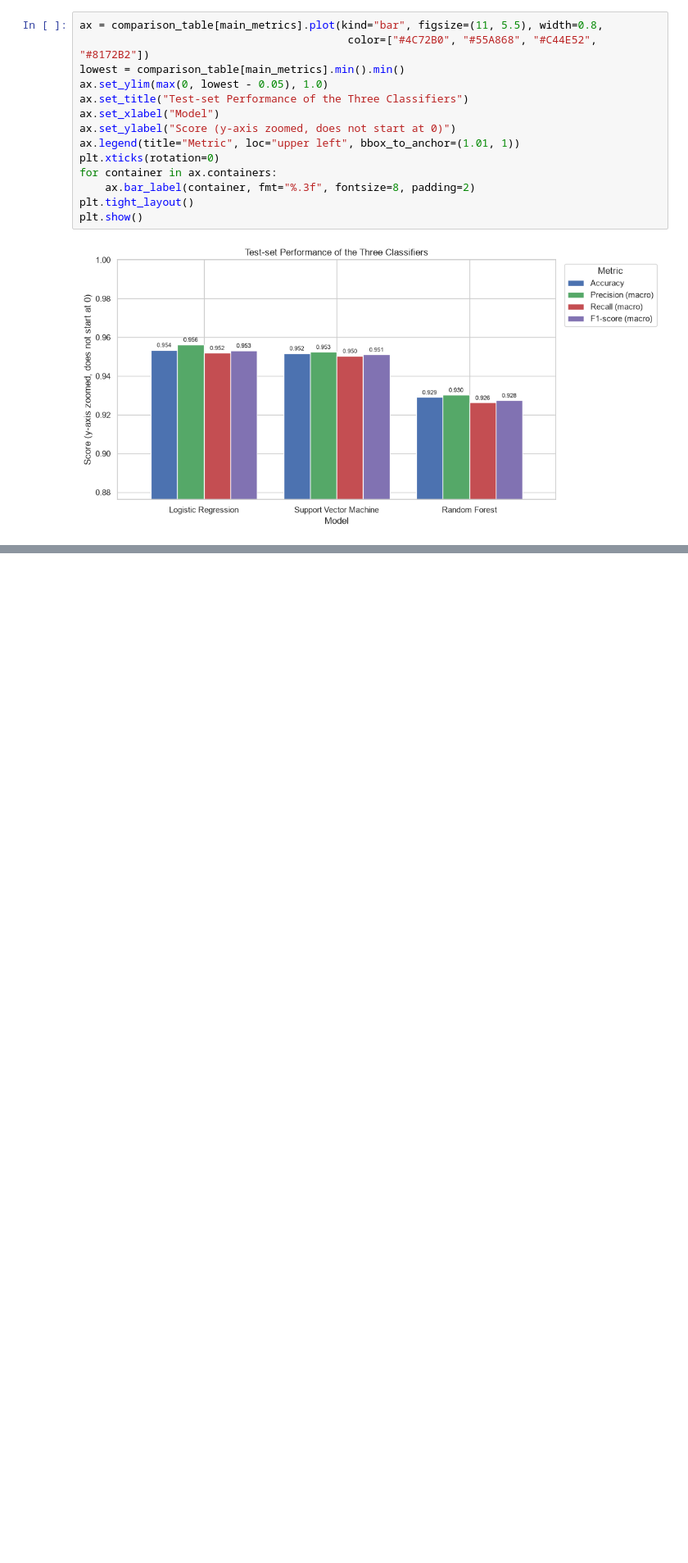
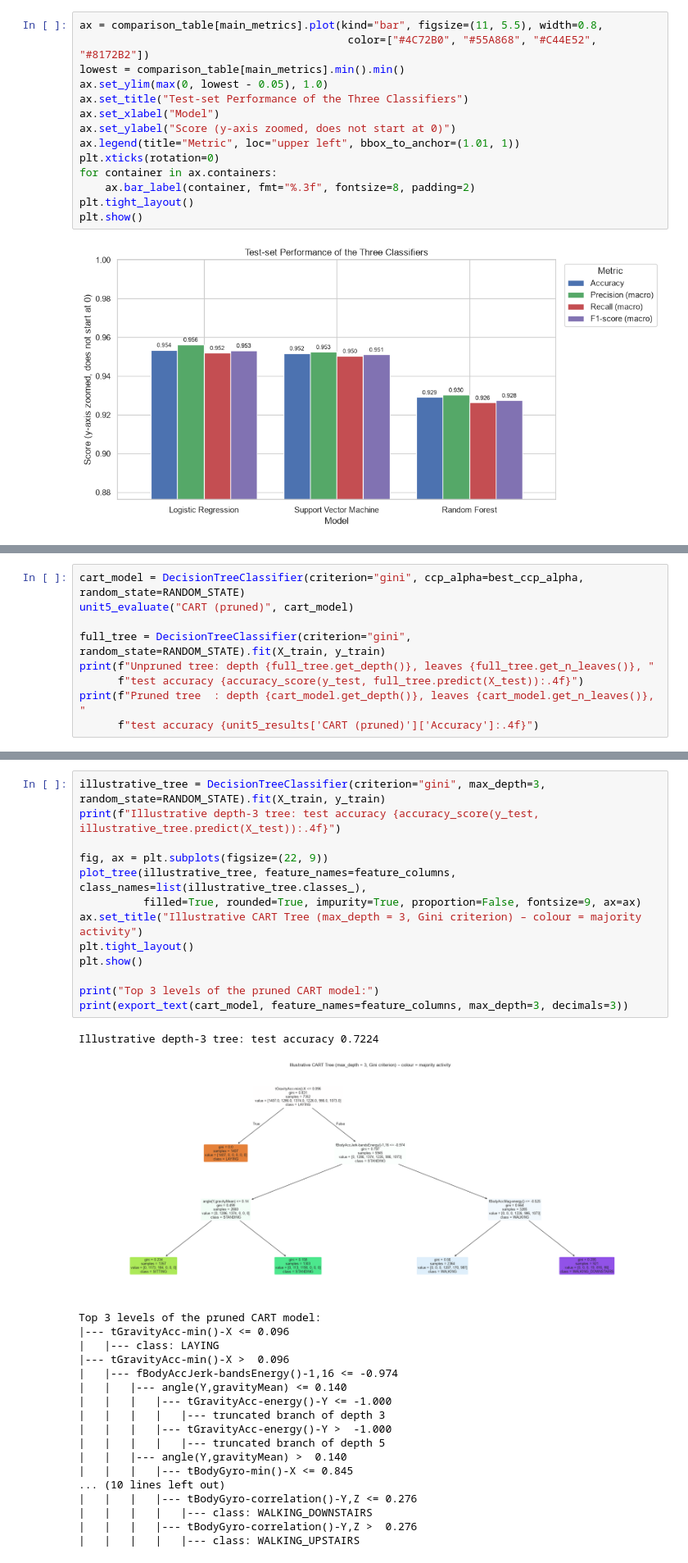
Before and after one commit to Adithya1217/machine_learning_project, a Jupyter notebook: HAR_Classification_Project.ipynb, the cells around one changed output, grey strips where cells are left out. Shown at 82% size. Drawn from its saved outputs; the diff is of its cells as text; blank space fills up the shorter version.

```diff
--- a/HAR_Classification_Project.ipynb
+++ b/HAR_Classification_Project.ipynb
@@ -529,0 +657,9 @@ plt.show()
+# %%
+cart_model = DecisionTreeClassifier(criterion="gini", ccp_alpha=best_ccp_alpha, random_state=RANDOM_STATE)
+unit5_evaluate("CART (pruned)", cart_model)
+
+full_tree = DecisionTreeClassifier(criterion="gini", random_state=RANDOM_STATE).fit(X_train, y_train)
+print(f"Unpruned tree: depth {full_tree.get_depth()}, leaves {full_tree.get_n_leaves()}, "
+      f"test accuracy {accuracy_score(y_test, full_tree.predict(X_test)):.4f}")
+print(f"Pruned tree  : depth {cart_model.get_depth()}, leaves {cart_model.get_n_leaves()}, "
+      f"test accuracy {unit5_results['CART (pruned)']['Accuracy']:.4f}")
@@ -529,0 +690,33 @@ plt.show()
+# %%
+illustrative_tree = DecisionTreeClassifier(criterion="gini", max_depth=3, random_state=RANDOM_STATE).fit(X_train, y_train)
+print(f"Illustrative depth-3 tree: test accuracy {accuracy_score(y_test, illustrative_tree.predict(X_test)):.4f}")
+
+fig, ax = plt.subplots(figsize=(22, 9))
+plot_tree(illustrative_tree, feature_names=feature_columns, class_names=list(illustrative_tree.classes_),
+          filled=True, rounded=True, impurity=True, proportion=False, fontsize=9, ax=ax)
+ax.set_title("Illustrative CART Tree (max_depth = 3, Gini criterion) – colour = majority activity")
+plt.tight_layout()
+plt.show()
+
+print("Top 3 levels of the pruned CART model:")
+print(export_text(cart_model, feature_names=feature_columns, max_depth=3, decimals=3))
+# %% [output]
+Illustrative depth-3 tree: test accuracy 0.7224
+[figure, added]
+Top 3 levels of the pruned CART model:
+|--- tGravityAcc-min()-X <= 0.096
+|   |--- class: LAYING
+|--- tGravityAcc-min()-X >  0.096
+|   |--- fBodyAccJerk-bandsEnergy()-1,16 <= -0.974
+|   |   |--- angle(Y,gravityMean) <= 0.140
+|   |   |   |--- tGravityAcc-energy()-Y <= -1.000
+|   |   |   |   |--- truncated branch of depth 3
+|   |   |   |--- tGravityAcc-energy()-Y >  -1.000
+|   |   |   |   |--- truncated branch of depth 5
+|   |   |--- angle(Y,gravityMean) >  0.140
+|   |   |   |--- tBodyGyro-min()-X <= 0.845
+... (10 lines left out)
+|   |   |   |--- tBodyGyro-correlation()-Y,Z <= 0.276
+|   |   |   |   |--- class: WALKING_DOWNSTAIRS
+|   |   |   |--- tBodyGyro-correlation()-Y,Z >  0.276
+|   |   |   |   |--- class: WALKING_UPSTAIRS
```
Also changed, not shown: parts of 88 cells of this notebook.
